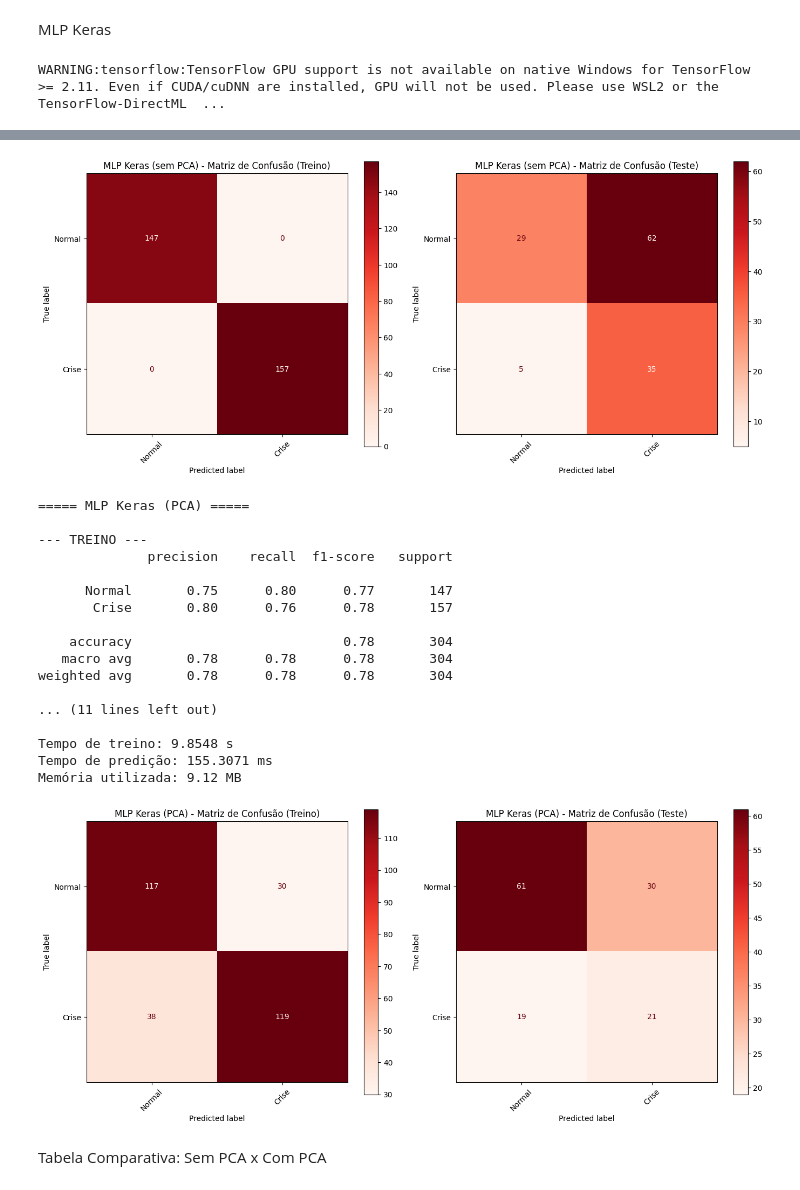
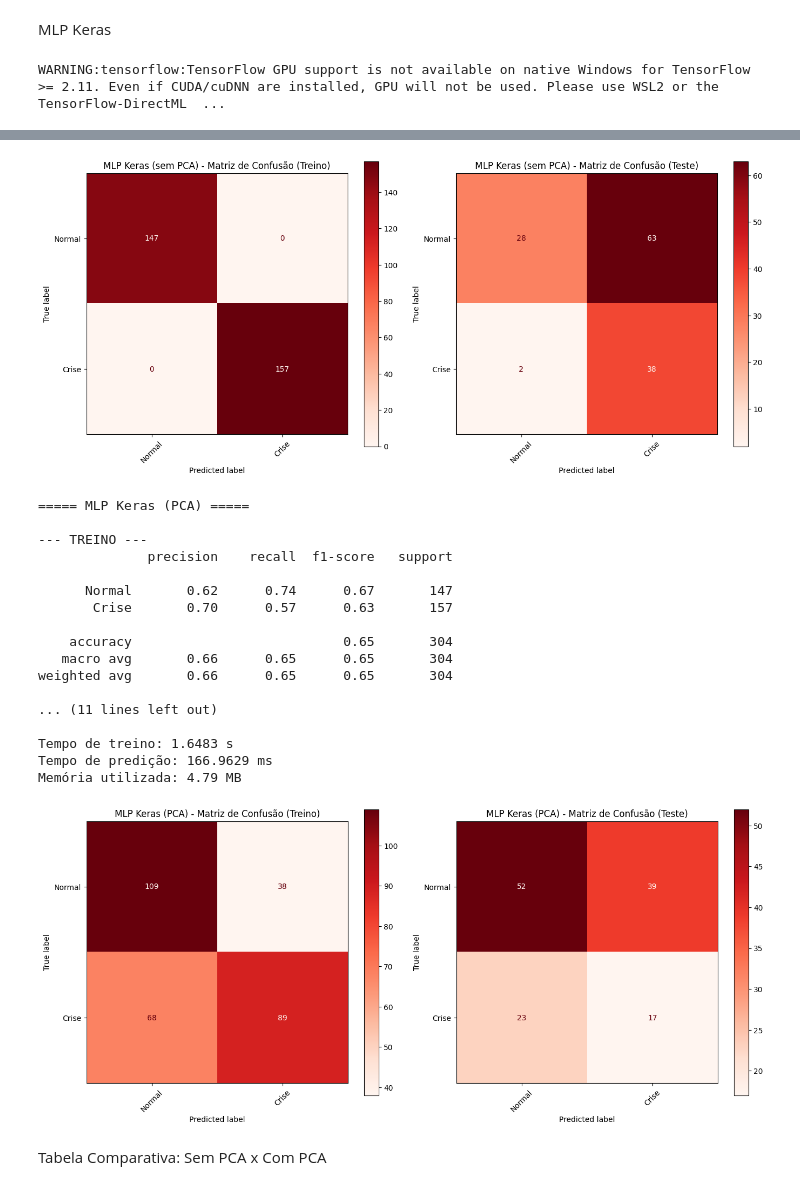
Before and after one commit to tcc-financial-crisis/treinamento-modelos-base-nova, a Jupyter notebook: model_training.ipynb, the cells around one changed output, grey strips where cells are left out. Saved outputs shown, nothing was run; the diff lists cells and outputs as text; code cells hidden in the pictures.

Commit message:
Feat: Added hyperparameter validation curves, MLP architecture search and final model analysis

```diff
--- a/model_training.ipynb
+++ b/model_training.ipynb
@@ -881,10 +909,14 @@ MLP Keras
 import time
 import psutil
 import os
+import tensorflow as tf
 from tensorflow.keras.models import Sequential
 from tensorflow.keras.layers import Dense
 
 process = psutil.Process(os.getpid())
+
+# Semente fixa e operações determinísticas: o MLP gera o mesmo resultado a cada execução
+tf.config.experimental.enable_op_determinism()
 
 class KerasBinaryWrapper:
     def __init__(self, model, threshold=0.5):
@@ -898,11 +930,14 @@ class KerasBinaryWrapper:
 
 # ==========================
 # MLP (Keras) - sem PCA
+# Arquitetura 128 -> 64 e 185 épocas, escolhidas na comparação de arquiteturas
 # ==========================
 
+tf.keras.utils.set_random_seed(42)
+
 mlp_keras = Sequential([
-    Dense(units=64, activation='relu', input_shape=[X_train_scaled.shape[1]]),
-    Dense(units=32, activation='relu'),
+    Dense(units=128, activation='relu', input_shape=[X_train_scaled.shape[1]]),
+    Dense(units=64, activation='relu'),
     Dense(units=1, activation='sigmoid')
 ])
 
@@ -910,7 +945,7 @@ mlp_keras.compile(optimizer='adam', loss='binary_crossentropy', metrics=['accura
 
 mem_before = process.memory_info().rss / (1024 ** 2)
 inicio = time.time()
-mlp_keras.fit(X_train_scaled, y_train_no_pca, epochs=100, verbose=0)
+mlp_keras.fit(X_train_scaled, y_train_no_pca, epochs=185, verbose=0)
 tempo_treino_mlp = time.time() - inicio
 memoria_mlp = process.memory_info().rss / (1024 ** 2) - mem_before
 
@@ -934,11 +969,13 @@ avaliar_modelo(
 
 # ==========================
 # MLP (Keras) - com PCA
+# Arquitetura 32 e 10 épocas, escolhidas na comparação de arquiteturas
 # ==========================
 
+tf.keras.utils.set_random_seed(42)
+
 mlp_keras_pca = Sequential([
-    Dense(units=64, activation='relu', input_shape=[X_train_pca.shape[1]]),
-    Dense(units=32, activation='relu'),
+    Dense(units=32, activation='relu', input_shape=[X_train_pca.shape[1]]),
     Dense(units=1, activation='sigmoid')
 ])
 
@@ -946,7 +983,7 @@ mlp_keras_pca.compile(optimizer='adam', loss='binary_crossentropy', metrics=['ac
 
 mem_before = process.memory_info().rss / (1024 ** 2)
 inicio = time.time()
-mlp_keras_pca.fit(X_train_pca, y_train_pca, epochs=100, verbose=0)
+mlp_keras_pca.fit(X_train_pca, y_train_pca, epochs=10, verbose=0)
 tempo_treino_mlp_pca = time.time() - inicio
 memoria_mlp_pca = process.memory_info().rss / (1024 ** 2) - mem_before
 
@@ -989,22 +1026,22 @@ Memória utilizada: 38.68 MB
-[figure, old version]
+[figure, new version]
 ===== MLP Keras (PCA) =====
 
 --- TREINO ---
               precision    recall  f1-score   support
 
-      Normal       0.75      0.80      0.77       147
-       Crise       0.80      0.76      0.78       157
+      Normal       0.62      0.74      0.67       147
+       Crise       0.70      0.57      0.63       157
 
-    accuracy                           0.78       304
-   macro avg       0.78      0.78      0.78       304
-weighted avg       0.78      0.78      0.78       304
+    accuracy                           0.65       304
+   macro avg       0.66      0.65      0.65       304
+weighted avg       0.66      0.65      0.65       304
 
 ... (11 lines left out)
 
-Tempo de treino: 9.8548 s
-Tempo de predição: 155.3071 ms
-Memória utilizada: 9.12 MB
+Tempo de treino: 1.6483 s
+Tempo de predição: 166.9629 ms
+Memória utilizada: 4.79 MB
-[figure, old version]
+[figure, new version]
 # %% [markdown]
 Tabela Comparativa: Sem PCA x Com PCA
 # %%
```
Also changed, not shown: parts of 10 cells of this notebook, 1 other file.
